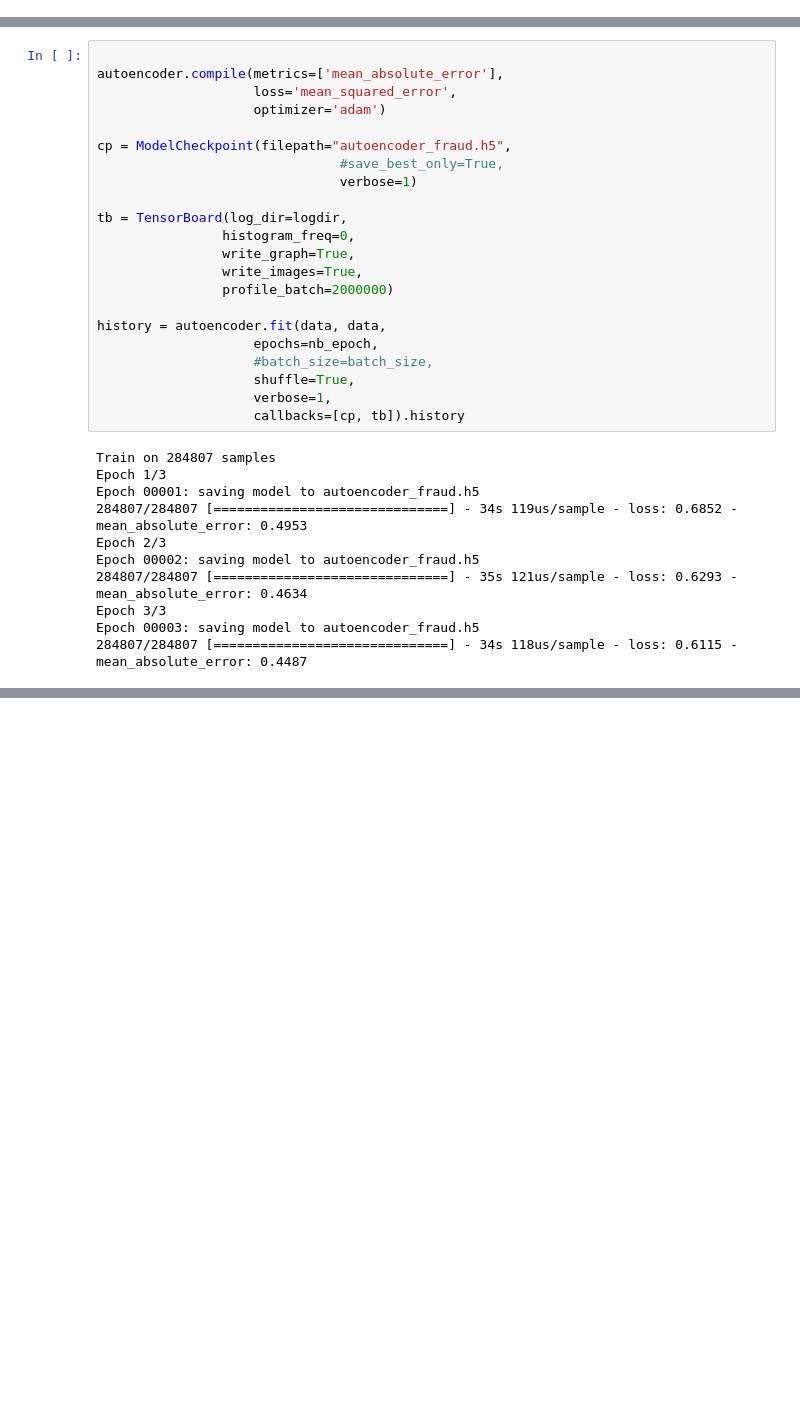
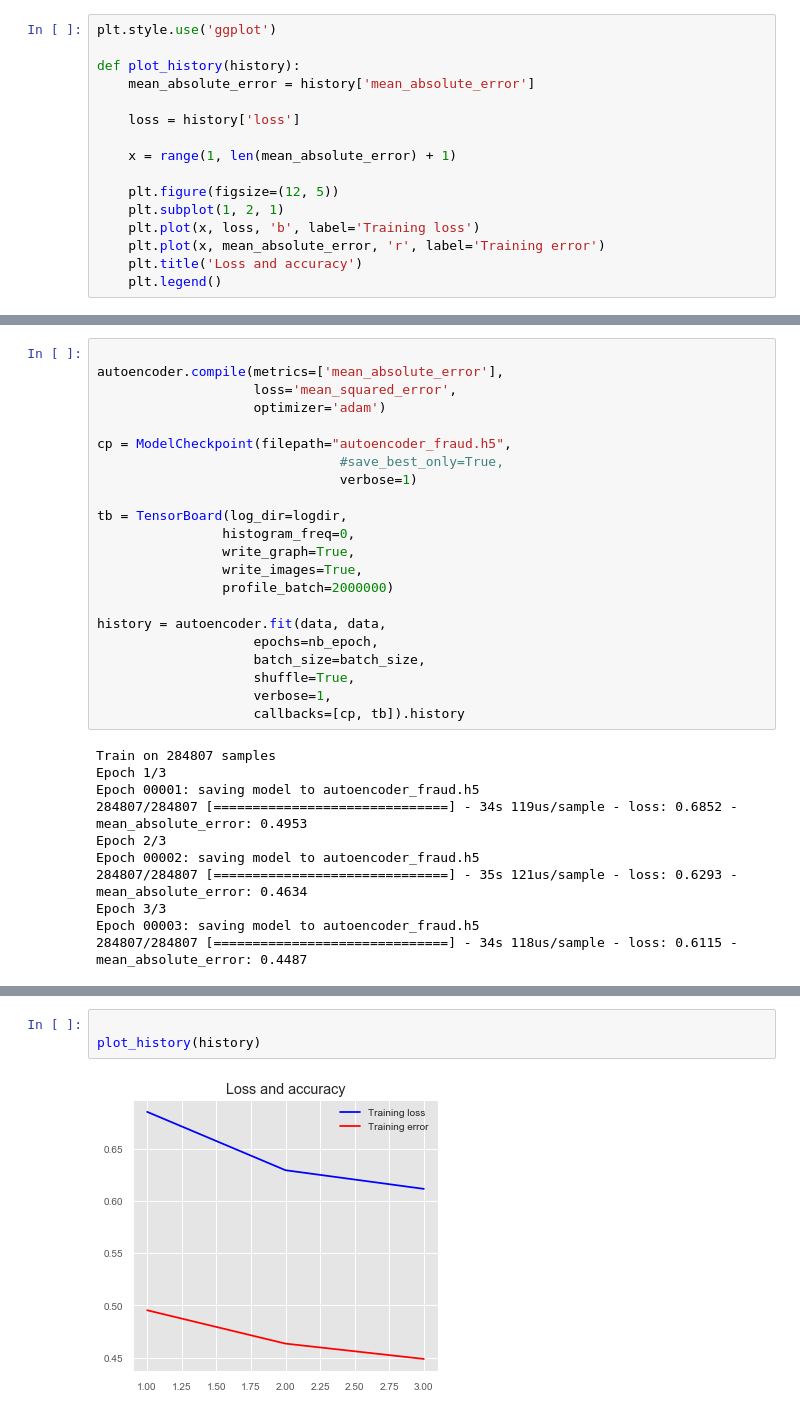
Before and after one commit to Lan131/2019-2020-ML, a Jupyter notebook: OGP/H2o Autoencoder Template.ipynb, the cells around one changed output, grey strips where cells are left out. Cells and saved outputs as stored; diff of their text form; blank space fills up the shorter version.

```diff
--- a/OGP/H2o Autoencoder Template.ipynb
+++ b/OGP/H2o Autoencoder Template.ipynb
@@ -32,4 +33,20 @@ import os
 SEED=42
+# %%
+plt.style.use('ggplot')
+
+def plot_history(history):
+    mean_absolute_error = history['mean_absolute_error']
+
+    loss = history['loss']
+
+    x = range(1, len(mean_absolute_error) + 1)
+
+    plt.figure(figsize=(12, 5))
+    plt.subplot(1, 2, 1)
+    plt.plot(x, loss, 'b', label='Training loss')
+    plt.plot(x, mean_absolute_error, 'r', label='Training error')
+    plt.title('Loss and accuracy')
+    plt.legend()
 # %%
 df=pd.read_csv("creditcard.csv")
 # %%
@@ -254,7 +271,7 @@ tb = TensorBoard(log_dir=logdir,
 
 history = autoencoder.fit(data, data,
                     epochs=nb_epoch,
-                    #batch_size=batch_size,
+                    batch_size=batch_size,
                     shuffle=True,
                     verbose=1,
                     callbacks=[cp, tb]).history
@@ -275,0 +298,5 @@ Epoch 00003: saving model to autoencoder_fraud.h5
+# %%
+
+plot_history(history)
+# %% [output]
+[figure, added]
```
Also changed, not shown: parts of 3 cells of this notebook.
